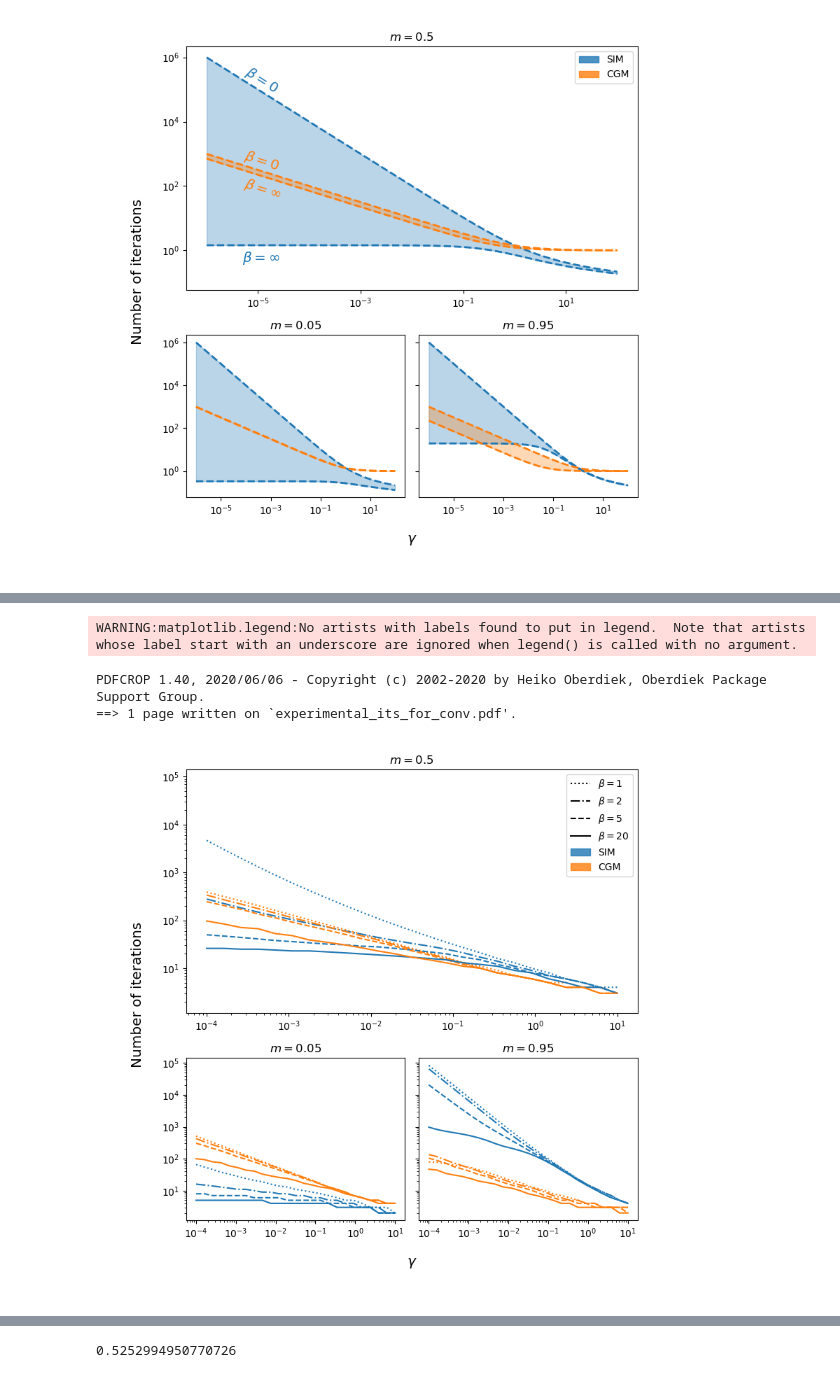
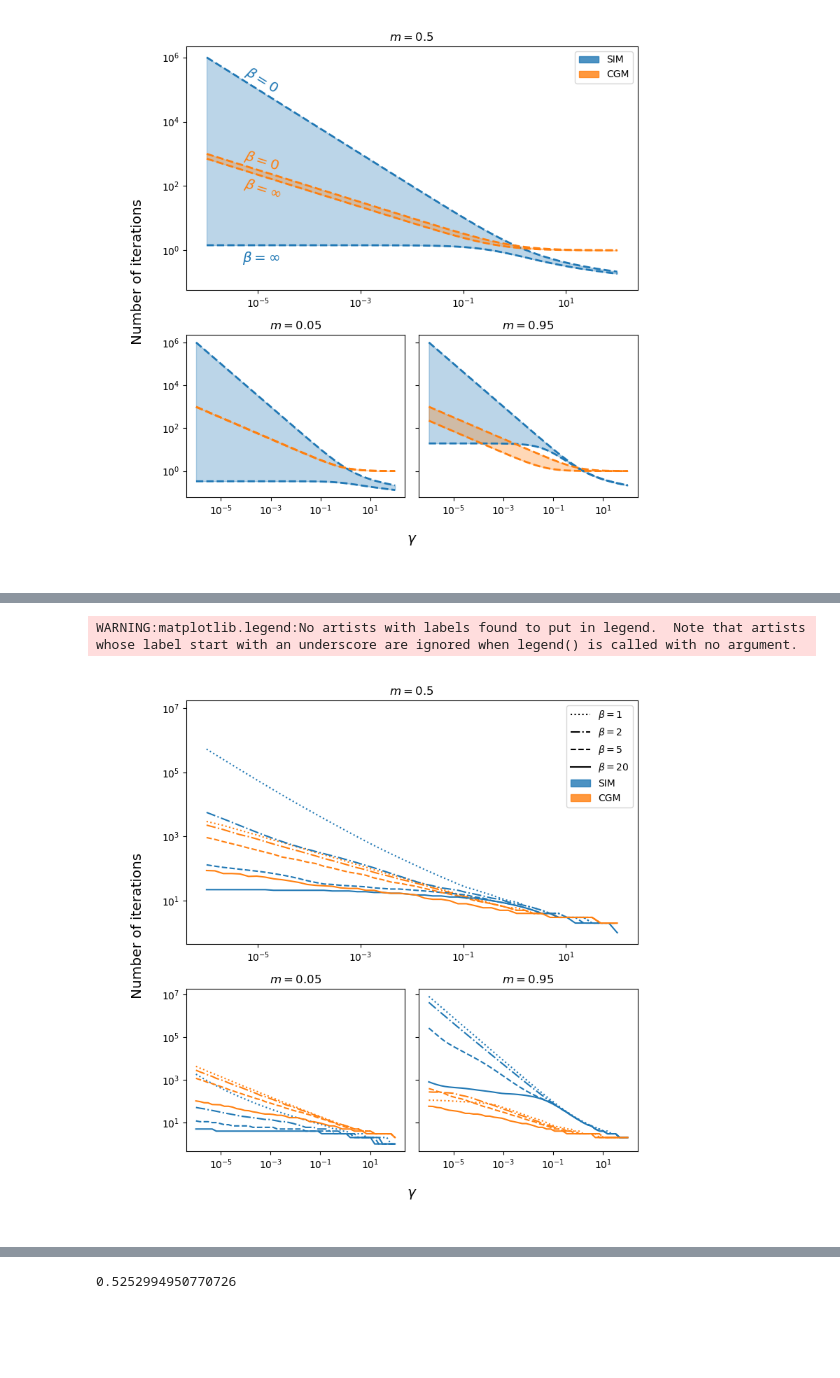
Before and after one commit to nickelnine37/ThesisCode, a Jupyter notebook: Chapter 4/4.3.ipynb, the cells around one changed output, grey strips where cells are left out. Drawn from its saved outputs; the diff is of its cells as text; code cells hidden in the pictures; blank space fills up the shorter version.

Commit message:
added 3d iteration plot

```diff
--- a/Chapter 4/4.3.ipynb
+++ b/Chapter 4/4.3.ipynb
@@ -841,0 +886,5 @@ def get_its(N, T):
+# %%
+g = 0.5
+m = 0.5
+
+grad_f1(g, m)
@@ -842,2 +1091,2 @@ def get_its(N, T):
 # %%
-its_sim, its_cgm = get_its(50, 50)
+its_sim, its_cgm = get_its_random_graph(50, 50)
@@ -860,7 +1096,7 @@ m=0.95, beta=20
 
 def make_it_gamma_plot2(its_sim, its_cgm, save=False):
 
-    gs = np.logspace(-4, 1, 25)
+    gs = np.logspace(-6, 2)
 
     fig, axes = plt.subplot_mosaic("AA;BC", sharey=True, figsize=(8, 8), gridspec_kw={'height_ratios': [1.5, 1]})
 
@@ -886,37 +1122,35 @@ def make_it_gamma_plot2(its_sim, its_cgm, save=False):
 
 
     axes['A'].set_title(r'$m=0.5$')
     axes['B'].set_title(r'$m=0.05$')
     axes['C'].set_title(r'$m=0.95$')
 
     axes['A'].legend()
 
     fig.add_subplot(111, frameon=False)
     plt.tick_params(labelcolor='none', which='both', top=False, bottom=False, left=False, right=False)
     plt.xlabel(r"$\gamma$", size='x-large', labelpad=20)
     plt.ylabel(r'Number of iterations', labelpad=20, size='x-large')
 
     legend_elements += [Patch(facecolor='tab:blue', edgecolor='tab:blue', label='SIM', alpha=0.8),
                         Patch(facecolor='tab:orange', edgecolor='tab:orange', label='CGM', alpha=0.8)]
 
 
     axes['A'].legend(handles=legend_elements)
 
 
     plt.tight_layout()
     plt.savefig('conv_SIM_CGM_compared.pdf')
 
 
     if save:
         save_fig_cropped('experimental_its_for_conv.pdf')
 
 
-make_it_gamma_plot2(its_sim, its_cgm, save=True)
+make_it_gamma_plot2(its_sim, its_cgm, save=False)
 # %% [output]
 WARNING:matplotlib.legend:No artists with labels found to put in legend.  Note that artists whose label start with an underscore are ignored when legend() is called with no argument.
-PDFCROP 1.40, 2020/06/06 - Copyright (c) 2002-2020 by Heiko Oberdiek, Oberdiek Package Support Group.
-==> 1 page written on `experimental_its_for_conv.pdf'.
-[figure, old version]
+[figure, new version]
 # %%
 N = 16
 T = 16
```
Also changed, not shown: parts of 30 cells of this notebook, 15 other files.
